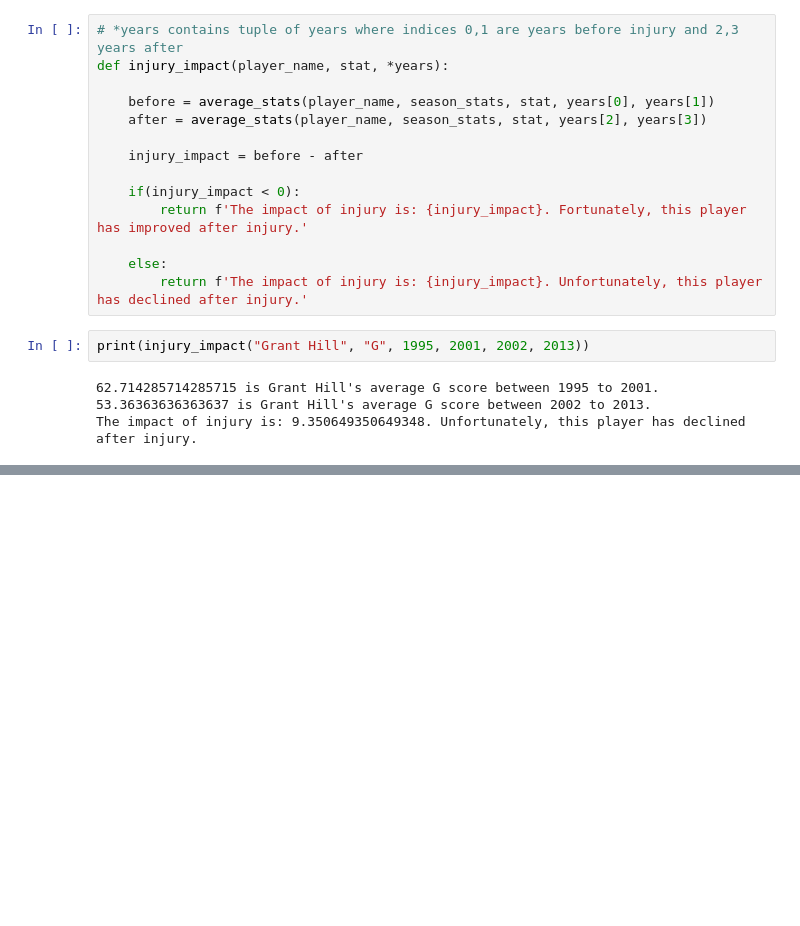
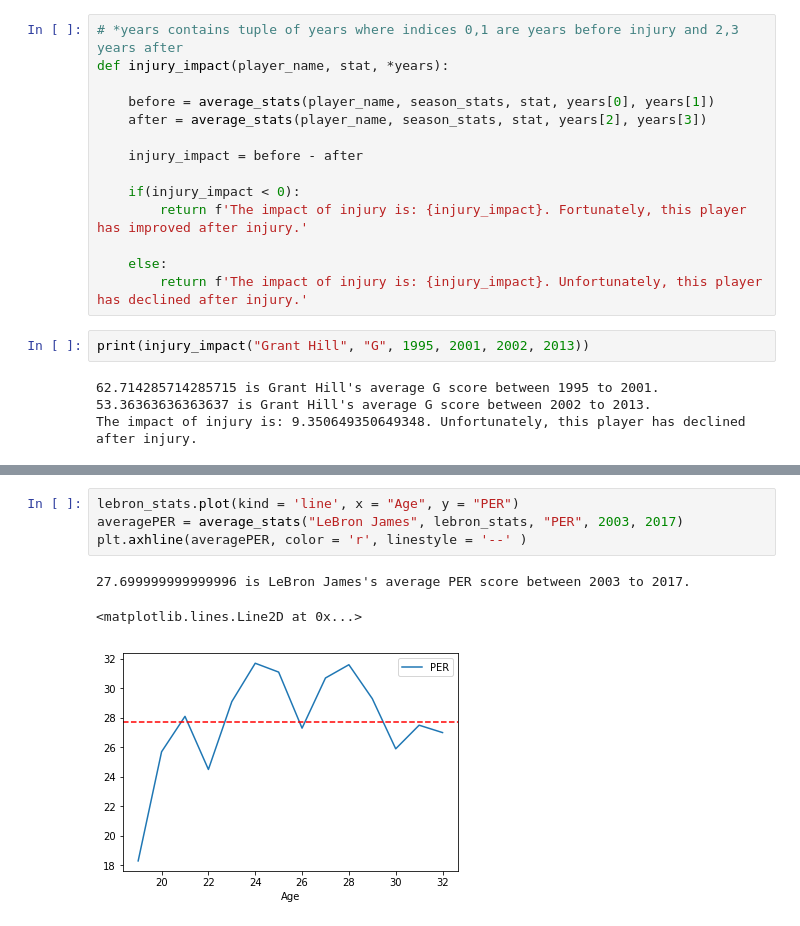
Before and after one commit to tranvk/DBManagement, a Jupyter notebook: homework02a.ipynb, the cells around one changed output, grey strips where cells are left out. Saved outputs shown, nothing was run; the diff lists cells and outputs as text; blank space fills up the shorter version.

```diff
--- a/homework02a.ipynb
+++ b/homework02a.ipynb
@@ -130,0 +182,8 @@ The impact of injury is: 9.350649350649348. Unfortunately, this player has decli
+# %%
+lebron_stats.plot(kind = 'line', x = "Age", y = "PER")
+averagePER = average_stats("LeBron James", lebron_stats, "PER", 2003, 2017)
+plt.axhline(averagePER, color = 'r', linestyle = '--' )
+# %% [output]
+27.699999999999996 is LeBron James's average PER score between 2003 to 2017.
+<matplotlib.lines.Line2D at 0x...>
+[figure, added]
```
Also changed, not shown: parts of 19 cells of this notebook, 1 other file.
